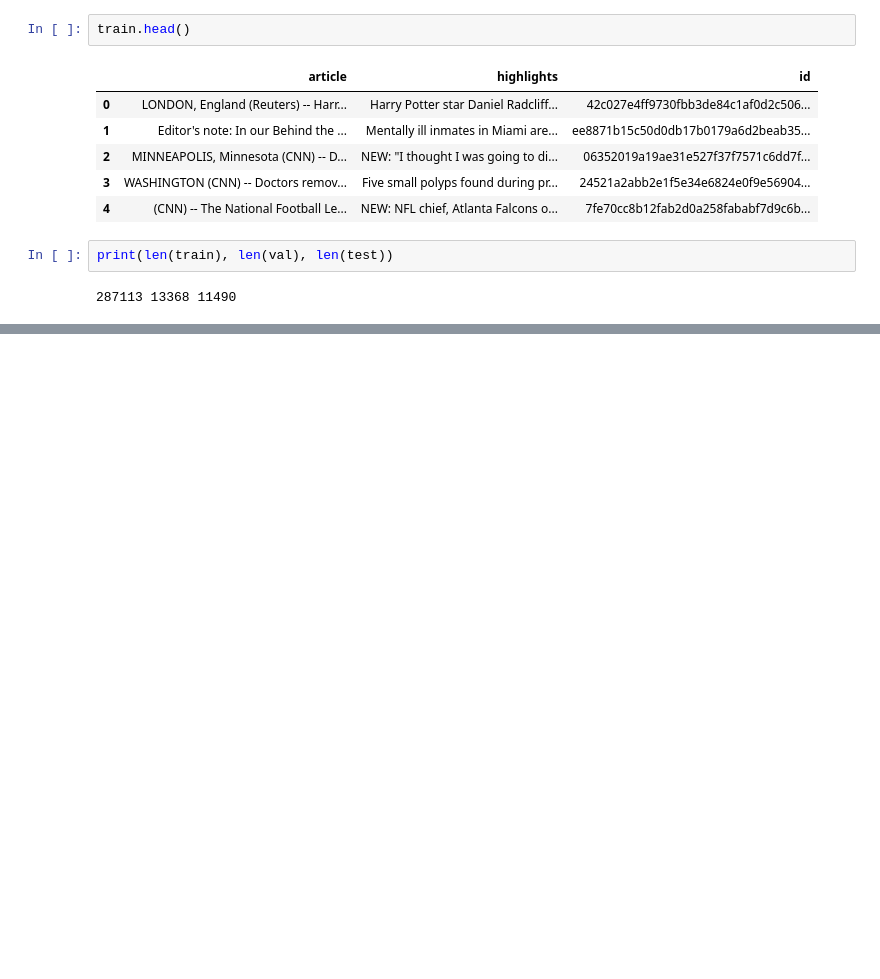
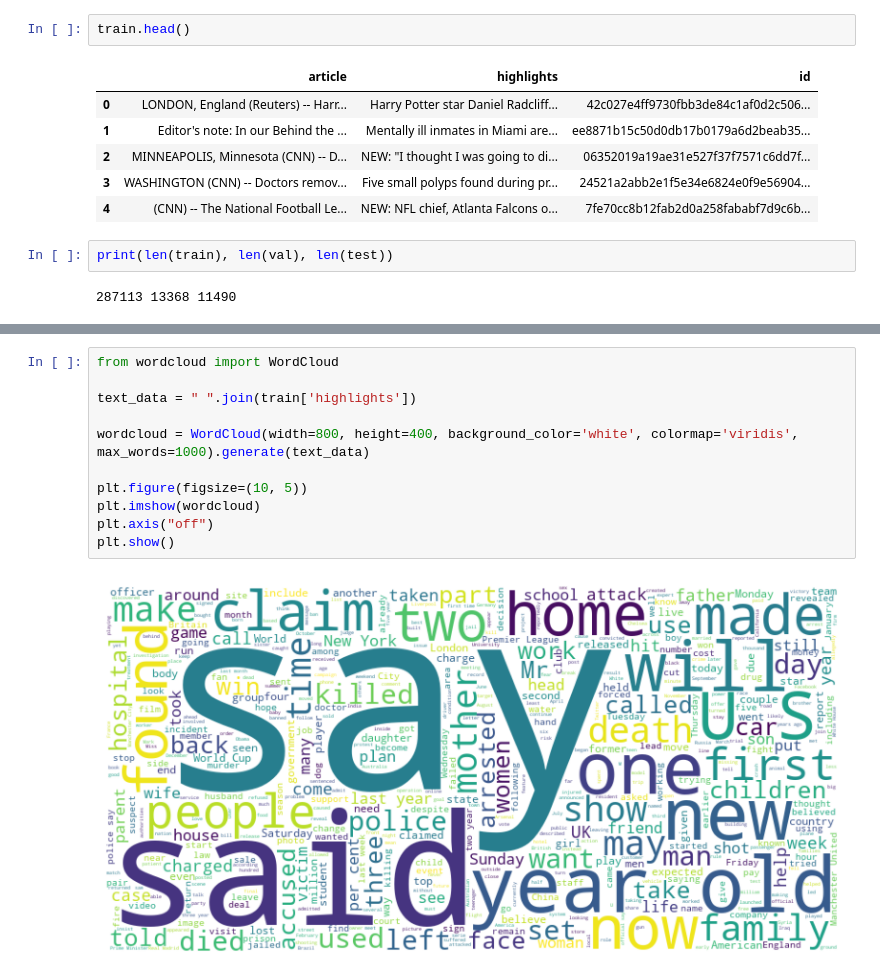
Before and after one commit to andrii-zapukhlyi/news_summarization, a Jupyter notebook: news_summarization.ipynb, the cells around one changed output, grey strips where cells are left out. Drawn from its saved outputs; the diff is of its cells as text; blank space fills up the shorter version.

Commit message:
added data preprocessing

```diff
--- a/news_summarization.ipynb
+++ b/news_summarization.ipynb
@@ -46,0 +130,13 @@ train["article"].apply(lambda x: len(x.split())).plot(kind='hist')
+# %%
+from wordcloud import WordCloud
+
+text_data = " ".join(train['highlights'])
+
+wordcloud = WordCloud(width=800, height=400, background_color='white', colormap='viridis', max_words=1000).generate(text_data)
+
+plt.figure(figsize=(10, 5))
+plt.imshow(wordcloud)
+plt.axis("off")
+plt.show()
+# %% [output]
+[figure, added]
```
Also changed, not shown: parts of 13 cells of this notebook.
